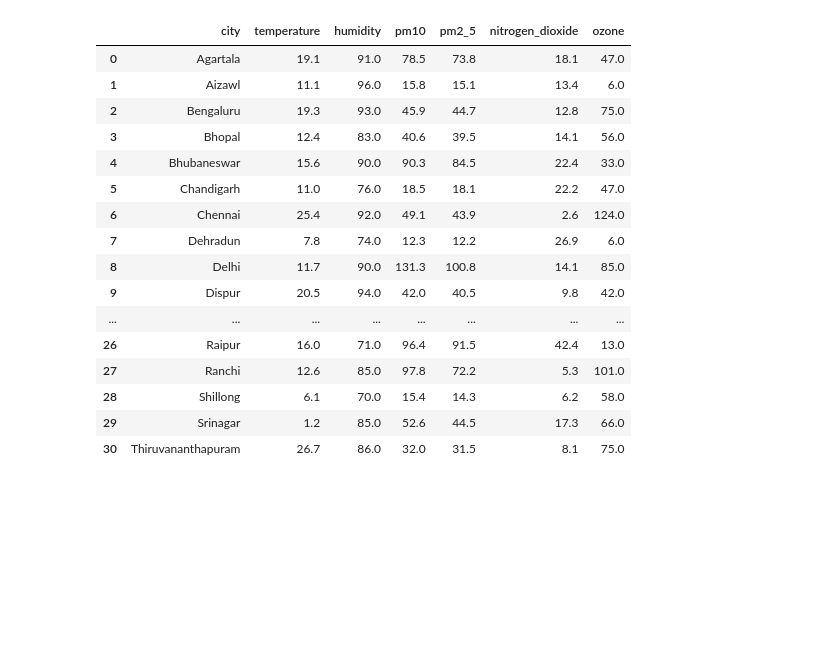
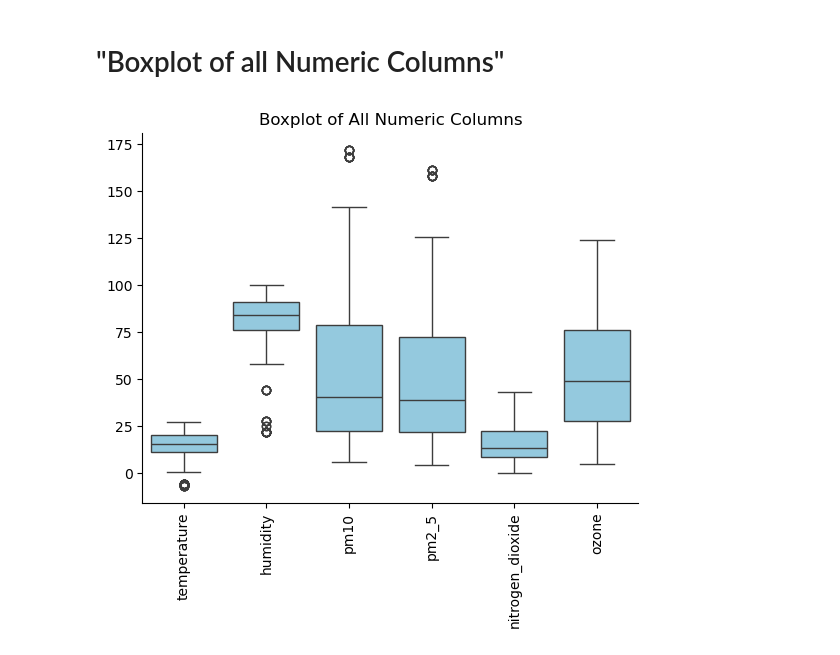
Before and after one commit to Lokey666/weather_monitoring_project, a Jupyter notebook: jupyter_notebooks/eda.ipynb, the cells around one changed output. Saved outputs shown, nothing was run; the diff lists cells and outputs as text; code cells hidden in the pictures; blank space fills up the shorter version.

```diff
--- a/jupyter_notebooks/eda.ipynb
+++ b/jupyter_notebooks/eda.ipynb
@@ -136,21 +149,12 @@ df_numeric.corr()
+# %% [markdown]
+# "Boxplot of all Numeric Columns"
 # %%
-city_avg = df.groupby('city')[['temperature', 'humidity', 'pm10', 'pm2_5', 'nitrogen_dioxide', 'ozone']].mean().reset_index()
-city_avg
+num_columns = ['temperature','humidity','pm10','pm2_5','nitrogen_dioxide','ozone']
+
+sns.boxplot(data=df[num_columns],color='skyblue')
+plt.xticks(rotation=90)
+plt.title('Boxplot of All Numeric Columns')
+sns.despine()
+plt.show()
 # %% [output]
-|  | city | temperature | humidity | pm10 | pm2_5 | nitrogen_dioxide | ozone |
-| 0 | Agartala | 19.1 | 91.0 | 78.5 | 73.8 | 18.1 | 47.0 |
-| 1 | Aizawl | 11.1 | 96.0 | 15.8 | 15.1 | 13.4 | 6.0 |
-| 2 | Bengaluru | 19.3 | 93.0 | 45.9 | 44.7 | 12.8 | 75.0 |
-| 3 | Bhopal | 12.4 | 83.0 | 40.6 | 39.5 | 14.1 | 56.0 |
-| 4 | Bhubaneswar | 15.6 | 90.0 | 90.3 | 84.5 | 22.4 | 33.0 |
-| 5 | Chandigarh | 11.0 | 76.0 | 18.5 | 18.1 | 22.2 | 47.0 |
-| 6 | Chennai | 25.4 | 92.0 | 49.1 | 43.9 | 2.6 | 124.0 |
-| 7 | Dehradun | 7.8 | 74.0 | 12.3 | 12.2 | 26.9 | 6.0 |
-| 8 | Delhi | 11.7 | 90.0 | 131.3 | 100.8 | 14.1 | 85.0 |
-| 9 | Dispur | 20.5 | 94.0 | 42.0 | 40.5 | 9.8 | 42.0 |
-| ... | ... | ... | ... | ... | ... | ... | ... |
-| 26 | Raipur | 16.0 | 71.0 | 96.4 | 91.5 | 42.4 | 13.0 |
-| 27 | Ranchi | 12.6 | 85.0 | 97.8 | 72.2 | 5.3 | 101.0 |
-| 28 | Shillong | 6.1 | 70.0 | 15.4 | 14.3 | 6.2 | 58.0 |
-| 29 | Srinagar | 1.2 | 85.0 | 52.6 | 44.5 | 17.3 | 66.0 |
-| 30 | Thiruvananthapuram | 26.7 | 86.0 | 32.0 | 31.5 | 8.1 | 75.0 |
+[figure, added]
```
Also changed, not shown: parts of 16 cells of this notebook, 1 other file.
